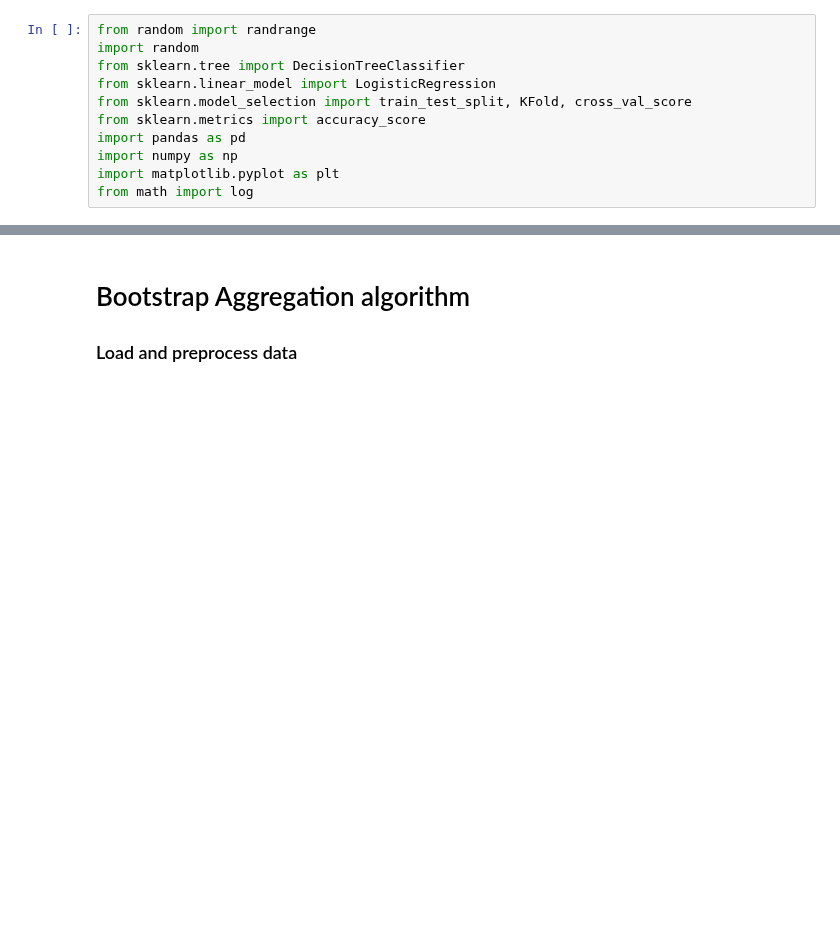
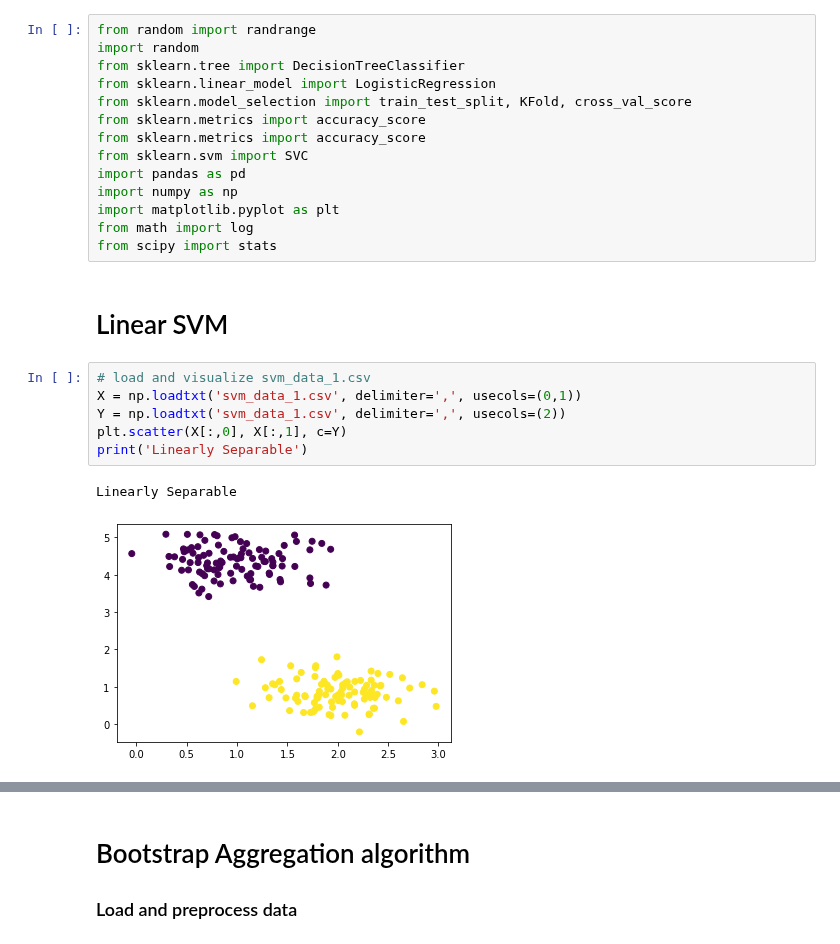
Before and after one commit to ivalencius/Machine_learning_INF264, a Jupyter notebook: Exercises/5/bagging.ipynb, the cells around one changed output, grey strips where cells are left out. Drawn from its saved outputs; the diff is of its cells as text; blank space fills up the shorter version.

```diff
--- a/Exercises/5/bagging.ipynb
+++ b/Exercises/5/bagging.ipynb
@@ -5,7 +5,21 @@ from sklearn.tree import DecisionTreeClassifier
 from sklearn.linear_model import LogisticRegression
 from sklearn.model_selection import train_test_split, KFold, cross_val_score
 from sklearn.metrics import accuracy_score
+from sklearn.metrics import accuracy_score
+from sklearn.svm import SVC
 import pandas as pd
 import numpy as np
 import matplotlib.pyplot as plt
 from math import log
+from scipy import stats
+# %% [markdown]
+# Linear SVM
+# %%
+# load and visualize svm_data_1.csv
+X = np.loadtxt('svm_data_1.csv', delimiter=',', usecols=(0,1))
+Y = np.loadtxt('svm_data_1.csv', delimiter=',', usecols=(2))
+plt.scatter(X[:,0], X[:,1], c=Y)
+print('Linearly Separable')
+# %% [output]
+Linearly Separable
+[figure, added]
```
Also changed, not shown: parts of 8 cells of this notebook.
